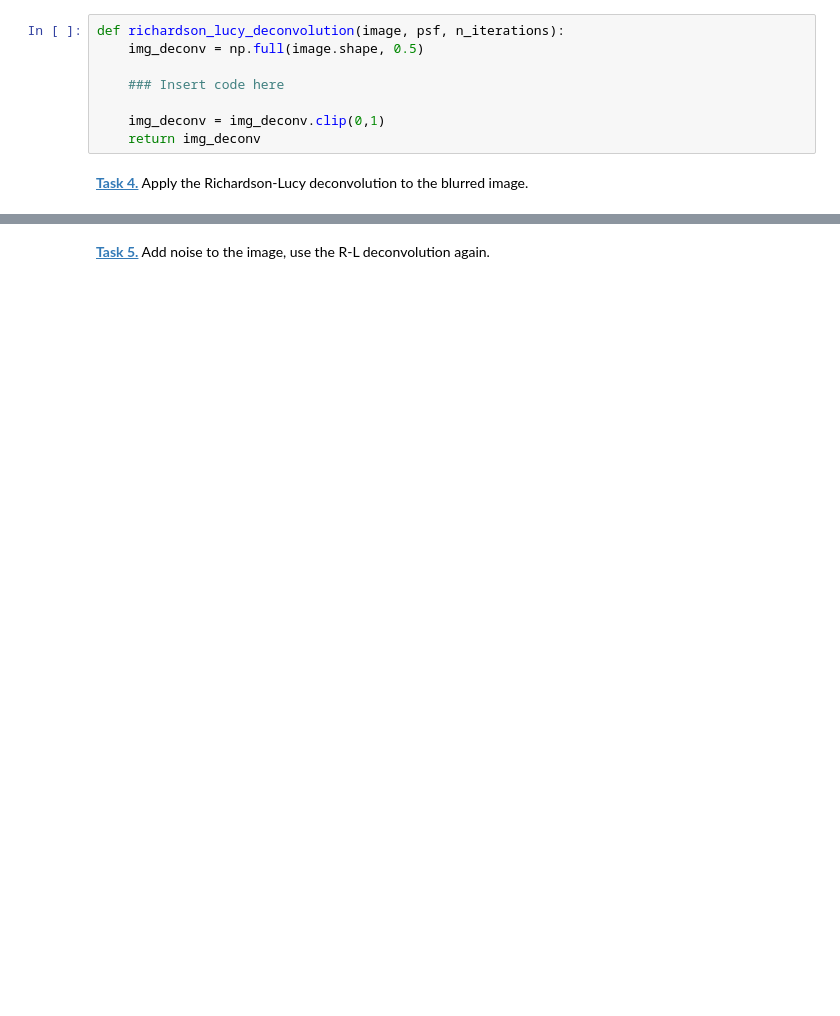
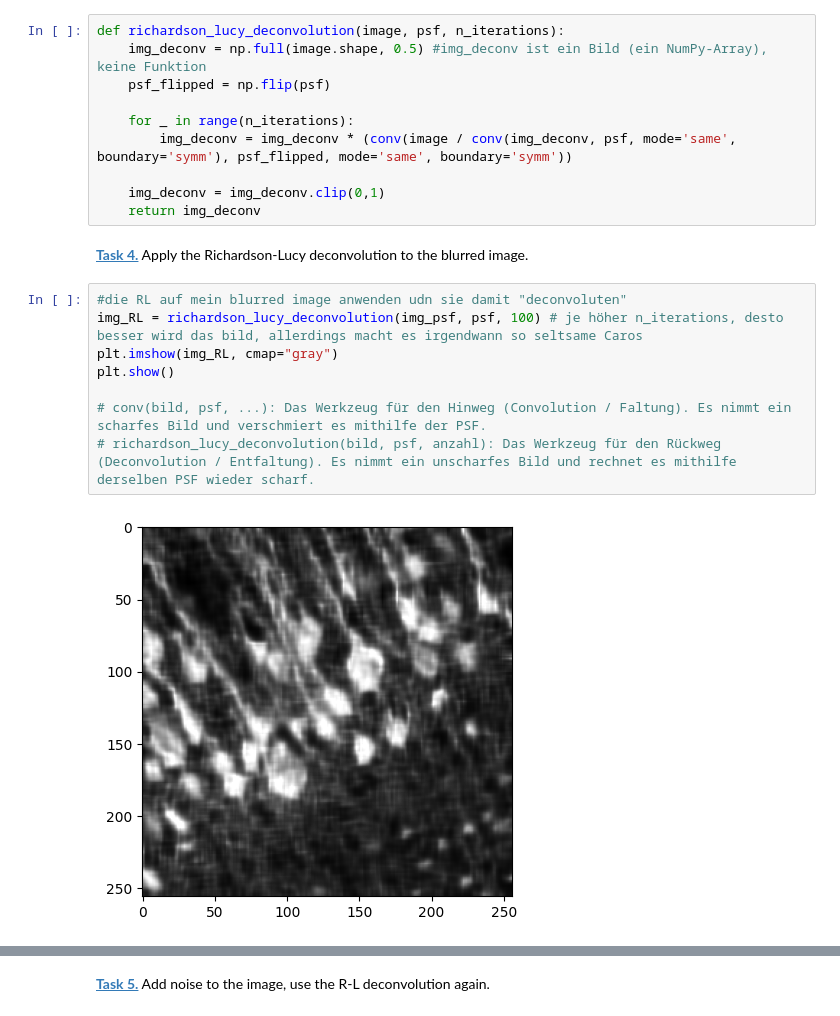
Before and after one commit to ronjahornschuh/mobi-fs5-python, a Jupyter notebook: deconvolution.ipynb, the cells around one changed output, grey strips where cells are left out. Cells and saved outputs as stored; diff of their text form; blank space fills up the shorter version.

Commit message:
deconvolution fertig

```diff
--- a/deconvolution.ipynb
+++ b/deconvolution.ipynb
@@ -51,13 +62,25 @@ Apply the second psf to the image:
 **[Task 3.]()** Implement a reusable function that performs the Richardson-Lucy deconvolution.
 # %%
 def richardson_lucy_deconvolution(image, psf, n_iterations):
-    img_deconv = np.full(image.shape, 0.5)
+    img_deconv = np.full(image.shape, 0.5) #img_deconv ist ein Bild (ein NumPy-Array), keine Funktion
+    psf_flipped = np.flip(psf)
 
-    ### Insert code here
+    for _ in range(n_iterations):
+        img_deconv = img_deconv * (conv(image / conv(img_deconv, psf, mode='same', boundary='symm'), psf_flipped, mode='same', boundary='symm'))
 
     img_deconv = img_deconv.clip(0,1)
     return img_deconv
 # %% [markdown]
 **[Task 4.]()** Apply the Richardson-Lucy deconvolution to the blurred image.
+# %%
+#die RL auf mein blurred image anwenden udn sie damit "deconvoluten"
+img_RL = richardson_lucy_deconvolution(img_psf, psf, 100) # je höher n_iterations, desto besser wird das bild, allerdings macht es irgendwann so seltsame Caros
+plt.imshow(img_RL, cmap="gray")
+plt.show()
+
+# conv(bild, psf, ...): Das Werkzeug für den Hinweg (Convolution / Faltung). Es nimmt ein scharfes Bild und verschmiert es mithilfe der PSF.
+# richardson_lucy_deconvolution(bild, psf, anzahl): Das Werkzeug für den Rückweg (Deconvolution / Entfaltung). Es nimmt ein unscharfes Bild und rechnet es mithilfe derselben PSF wieder scharf.
+# %% [output]
+[figure, added]
 # %%
 plt.figure(figsize=(20,5))
```
Also changed, not shown: parts of 11 cells of this notebook.
